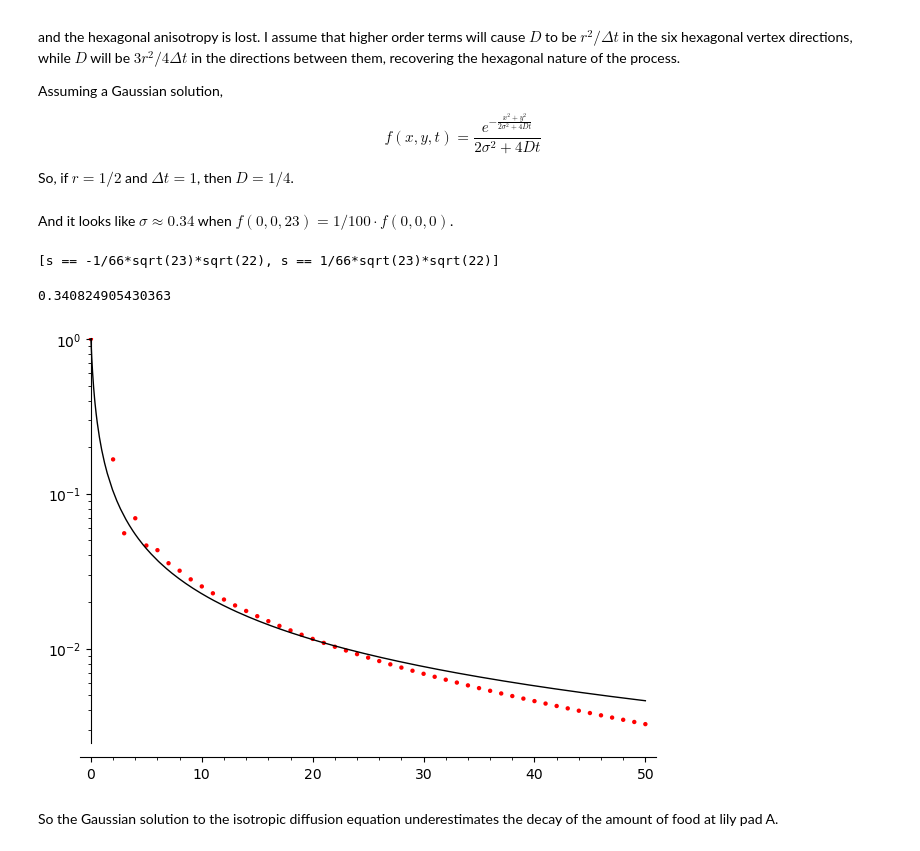
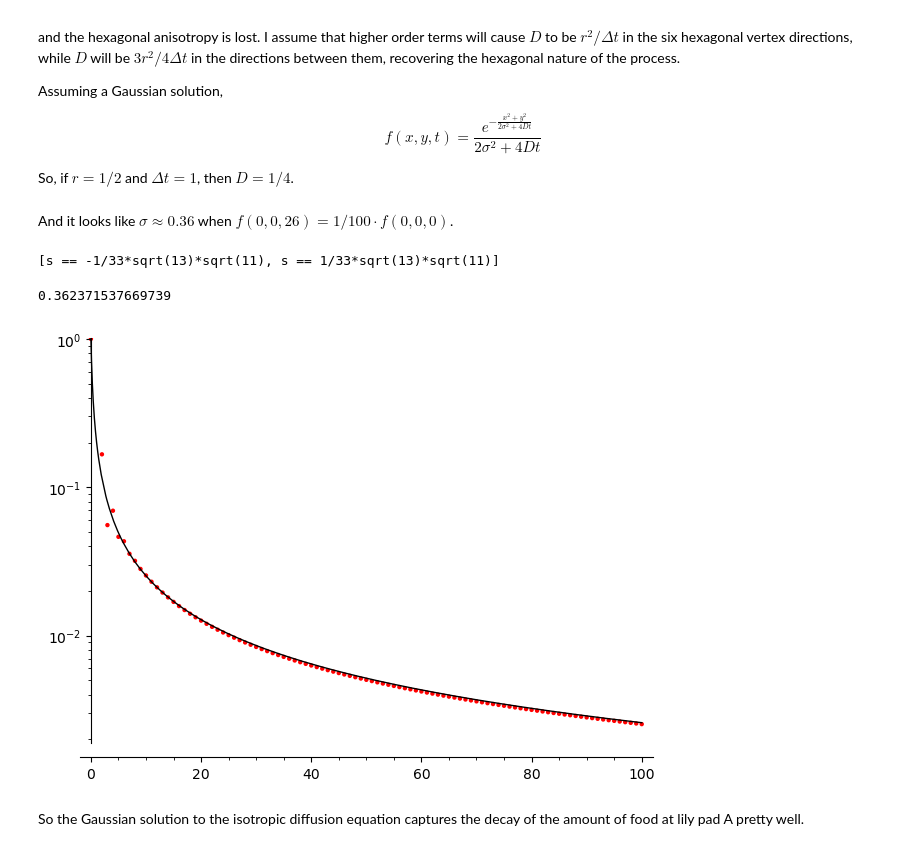
Before and after one commit to qpliu/sunday-puzzle, a Jupyter notebook: riddler/2026/20260130.ipynb, the cells around one changed output. Saved outputs shown, nothing was run; the diff lists cells and outputs as text; code cells hidden in the pictures.

```diff
--- a/riddler/2026/20260130.ipynb
+++ b/riddler/2026/20260130.ipynb
@@ -92,15 +92,15 @@ def p(n,i,t):
             +p(n-1,canonical_i(n-1,i),t-1)
             +p(n,canonical_i(n,i-1),t-1)
             +p(n,canonical_i(n,i+1),t-1)
-            +p(n+1,canonical_i(n+1,i-1),t-1)
             +p(n+1,canonical_i(n+1,i),t-1)
+            +p(n+1,canonical_i(n+1,i+1),t-1)
            )/6
 
 @functools.cache
 def canonical_i(n,i):
-    i = mod(i, n)
+    i = mod(i,n)
     if i > n//2:
-        i = n - i
+        i = n-i
     return i
 # %%
 for n in range(100):
@@ -160,20 +160,20 @@ So, if $r = 1/2$ and $\Delta t = 1$, then $D = 1/4$.
 s,D = var("s,D")
 f(x,y,t) = 1/(2*s^2+4*D*t)*e^(-(x^2+y^2)/((2*s^2+4*D*t)))
 # %% [markdown]
-And it looks like $\sigma \approx 0.34$ when $f(0,0,23) = 1/100\cdot f(0,0,0)$.
+And it looks like $\sigma \approx 0.36$ when $f(0,0,26) = 1/100\cdot f(0,0,0)$.
 # %%
-solve((f(0,0,23) == f(0,0,0)/100).substitute(D == 1/4), s)
+solve((f(0,0,26) == f(0,0,0)/100).substitute(D == 1/4), s)
 # %% [output]
-[s == -1/66*sqrt(23)*sqrt(22), s == 1/66*sqrt(23)*sqrt(22)]
+[s == -1/33*sqrt(13)*sqrt(11), s == 1/33*sqrt(13)*sqrt(11)]
 # %%
-numerical_approx(sqrt(22*23)/66)
+numerical_approx(sqrt(11*13)/33)
 # %% [output]
-0.340824905430363
+0.362371537669739
 # %%
-(plot((f(0,0,t)/f(0,0,0)).substitute(D == 1/4, s == 0.34), t, 0, 50, color="black", scale="semilogy")
- + points([(t,p(0,0,t)) for t in [0..50]], color="red"))
+(plot((f(0,0,t)/f(0,0,0)).substitute(D == 1/4, s == 0.36), t, 0, 100, color="black", scale="semilogy")
+ + points([(t,p(0,0,t)) for t in [0..100]], color="red"))
 # %% [output]
-[figure, old version]
+[figure, new version]
 # %% [markdown]
-So the Gaussian solution to the isotropic diffusion equation underestimates the decay of
-the amount of food at lily pad A.
+So the Gaussian solution to the isotropic diffusion equation captures the decay of
+the amount of food at lily pad A pretty well.
```
Also changed, not shown: parts of 3 cells of this notebook.
